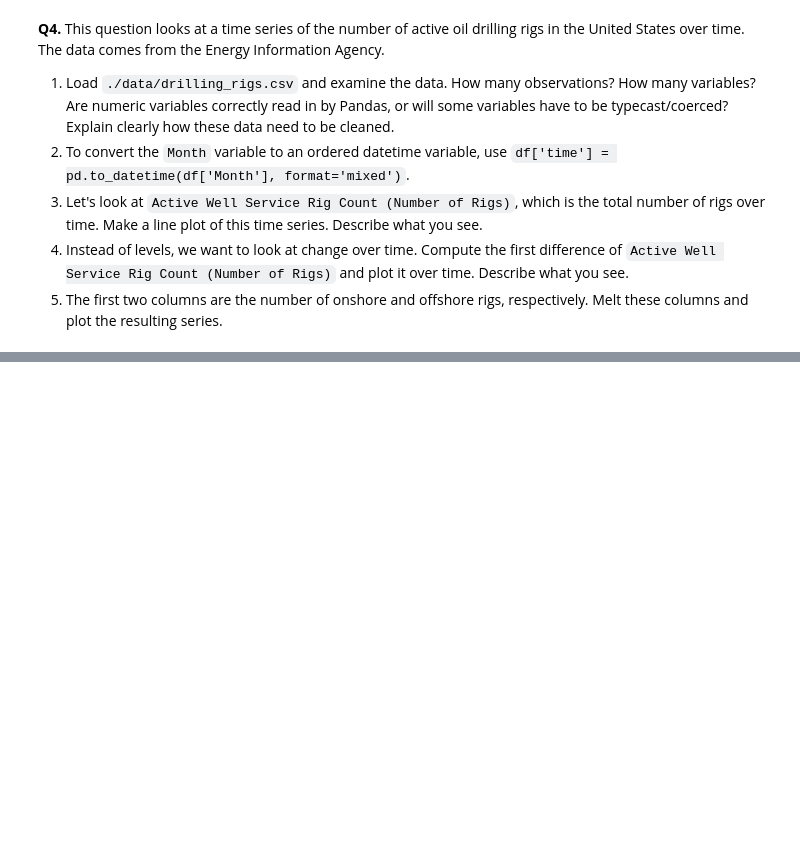
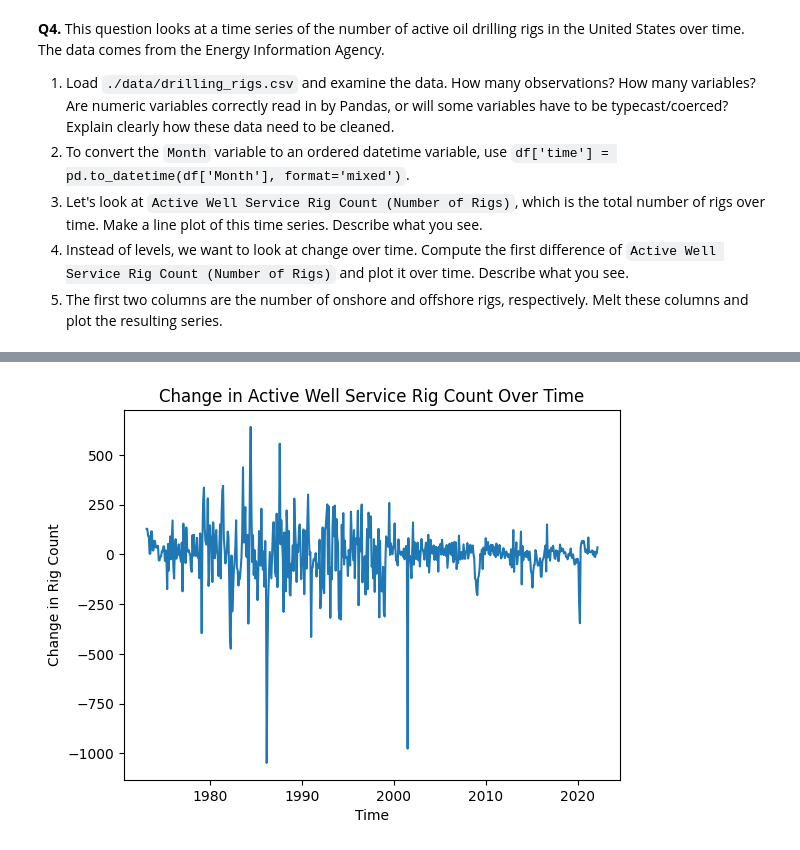
Before and after one commit to isaactabor21/EDA, a Jupyter notebook: assignment/assignment.ipynb, the cells around one changed output, grey strips where cells are left out. Cells and saved outputs as stored; diff of their text form; code cells hidden in the pictures; blank space fills up the shorter version.

```diff
--- a/assignment/assignment.ipynb
+++ b/assignment/assignment.ipynb
@@ -285,0 +387,16 @@ dtype: int64
+# %%
+# Part 4
+
+# Instead of levels, we want to look at change over time. Compute the first difference of Active Well Service Rig Count (Number of Rigs) and plot it over time. Describe what you see.
+
+diff = drilling['Active Well Service Rig Count (Number of Rigs)'].diff()
+
+sns.lineplot(x=drilling['time'][1:],y=diff)
+
+plt.title("Change in Active Well Service Rig Count Over Time")  # Title
+plt.xlabel("Time")  # X-axis label
+plt.ylabel("Change in Rig Count")  # Y-axis label
+
+plt.show()  # Display the plot
+# %% [output]
+[figure, added]
```
Also changed, not shown: parts of 10 cells of this notebook.
